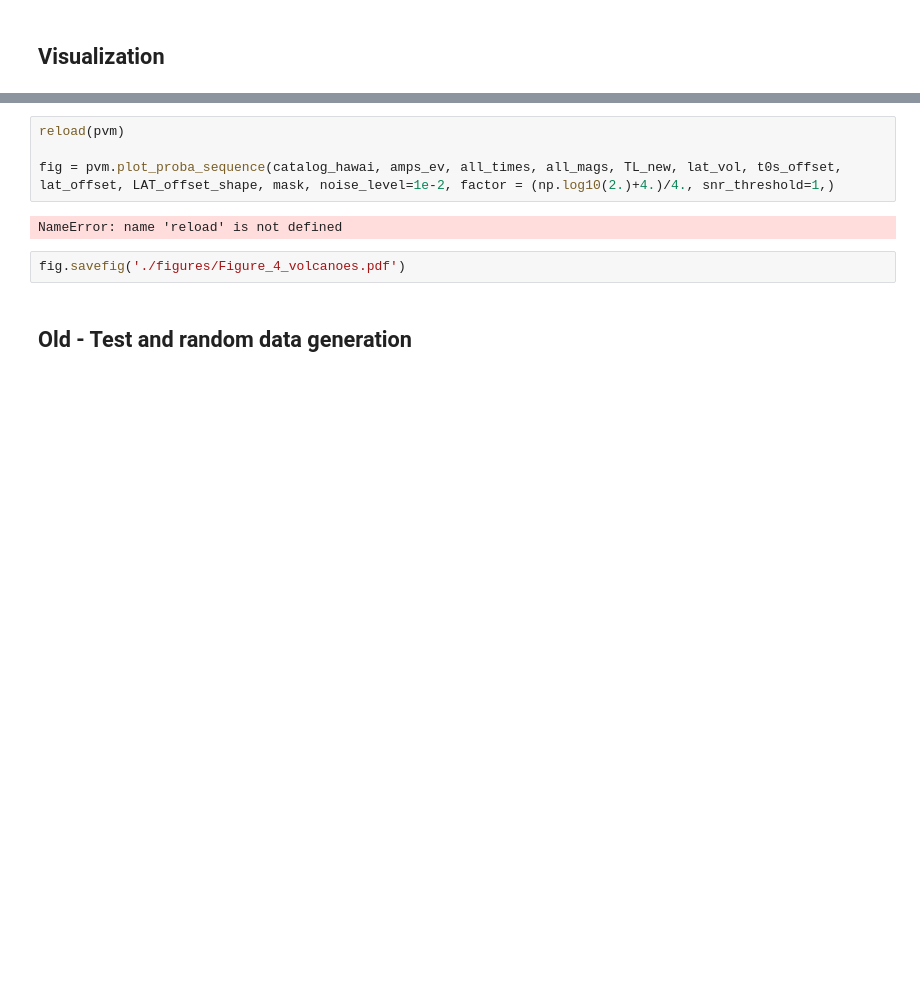
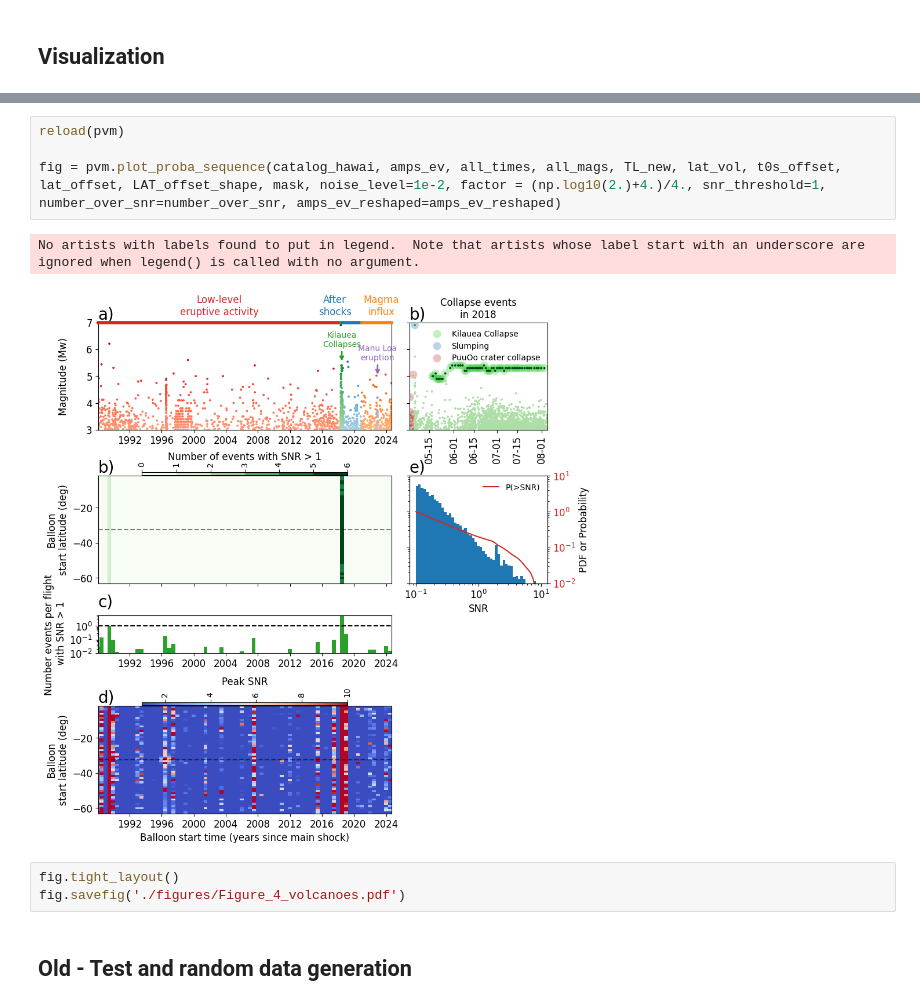
Before and after one commit to QuentinBrissaud/Venus_Detectability, a Jupyter notebook: compute_proba_detection_hawai.ipynb, the cells around one changed output, grey strips where cells are left out. Drawn from its saved outputs; the diff is of its cells as text; blank space fills up the shorter version.

```diff
--- a/compute_proba_detection_hawai.ipynb
+++ b/compute_proba_detection_hawai.ipynb
@@ -117,10 +141,12 @@ amps_ev_reshaped = np.take_along_axis(amps_ev*(mask) + 1e-10*(~mask), idamp, axi
 # %%
 reload(pvm)
 
-fig = pvm.plot_proba_sequence(catalog_hawai, amps_ev, all_times, all_mags, TL_new, lat_vol, t0s_offset, lat_offset, LAT_offset_shape, mask, noise_level=1e-2, factor = (np.log10(2.)+4.)/4., snr_threshold=1,)
+fig = pvm.plot_proba_sequence(catalog_hawai, amps_ev, all_times, all_mags, TL_new, lat_vol, t0s_offset, lat_offset, LAT_offset_shape, mask, noise_level=1e-2, factor = (np.log10(2.)+4.)/4., snr_threshold=1, number_over_snr=number_over_snr, amps_ev_reshaped=amps_ev_reshaped)
 # %% [output]
-NameError: name 'reload' is not defined
+No artists with labels found to put in legend.  Note that artists whose label start with an underscore are ignored when legend() is called with no argument.
+[figure, added]
 # %%
+fig.tight_layout()
 fig.savefig('./figures/Figure_4_volcanoes.pdf')
 # %% [markdown]
 ## Old - Test and random data generation
```
Also changed, not shown: parts of 4 cells of this notebook, 7 other files.
